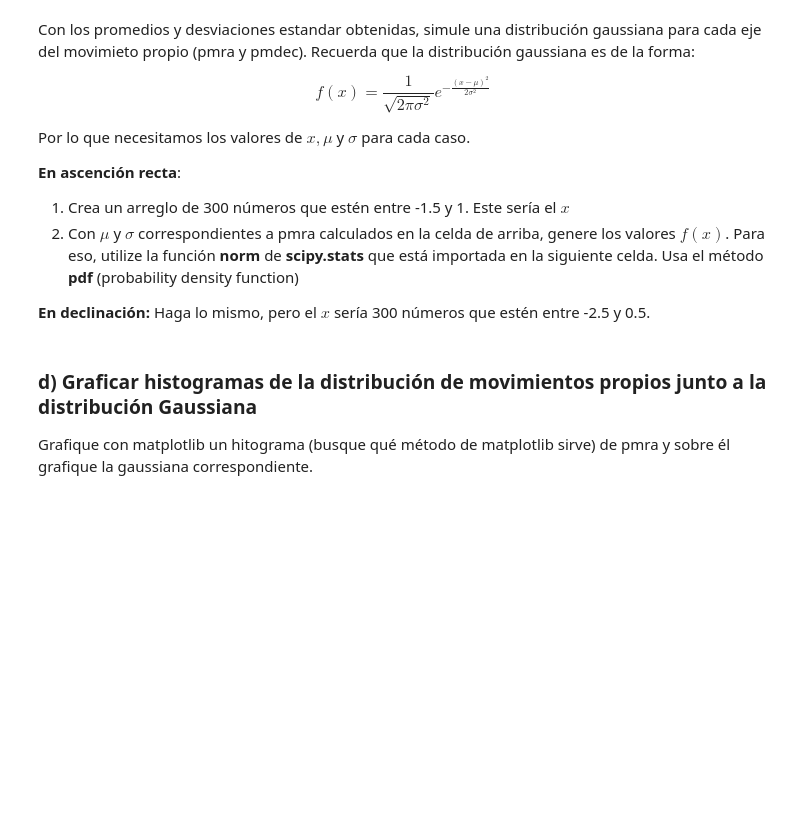
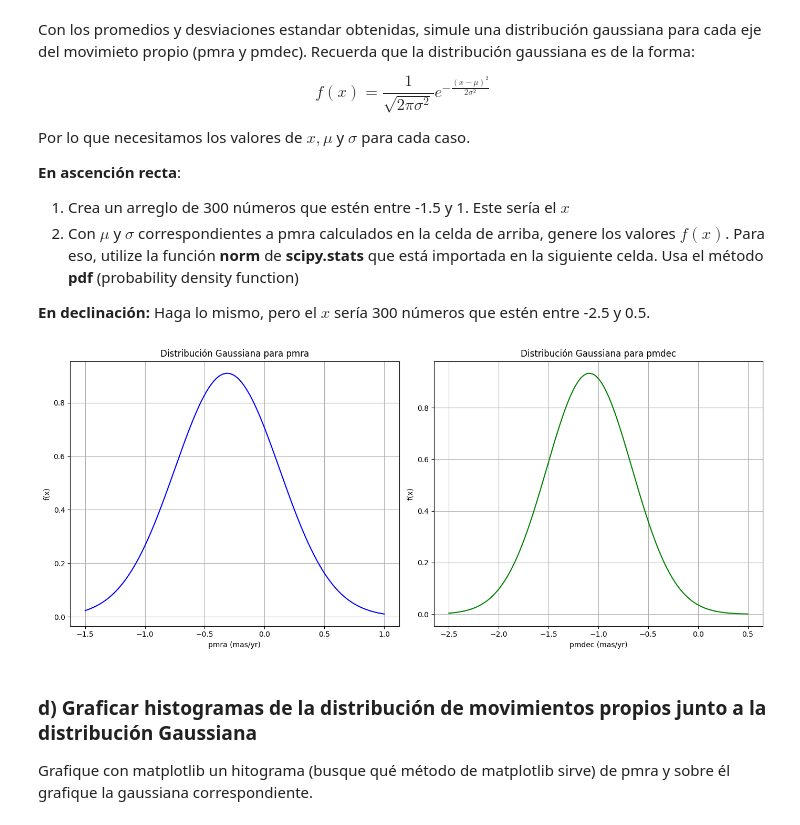
Before and after one commit to conichito/Tarea-2, a Jupyter notebook: Tarea2.ipynb, the cells around one changed output. Saved outputs shown, nothing was run; the diff lists cells and outputs as text; code cells hidden in the pictures; blank space fills up the shorter version.

```diff
--- a/Tarea2.ipynb
+++ b/Tarea2.ipynb
@@ -137,3 +155,44 @@ fx_pmdec =
+# %%
+from scipy.stats import norm
+
+# Creamos un arreglo de 300 números entre -1.5 y 1 para pmra
+x_pmra = np.linspace(-1.5, 1, 300)
+
+# Calculamos la función de densidad de probabilidad (f(x)) para pmra
+f_pmra = norm.pdf(x_pmra, mu_pmra, std_pmra)
+
+# Creamos un arreglo de 300 números entre -2.5 y 0.5 para pmdec
+x_pmdec = np.linspace(-2.5, 0.5, 300)
+
+# Calculamos la función de densidad de probabilidad (f(x)) para pmdec
+f_pmdec = norm.pdf(x_pmdec, mu_pmdec, std_pmdec)
+
+
+# Graficamos las distribuciones gaussianas
+plt.figure(figsize=(14, 6))
+
+
+# Gráfico para pmra
+plt.subplot(1, 2, 1)
+plt.plot(x_pmra, f_pmra, color='blue')
+plt.title('Distribución Gaussiana para pmra')
+plt.xlabel('pmra (mas/yr)')
+plt.ylabel('f(x)')
+plt.grid(True)
+
+# Gráfico para pmdec
+plt.subplot(1, 2, 2)
+plt.plot(x_pmdec, f_pmdec, color='green')
+plt.title('Distribución Gaussiana para pmdec')
+plt.xlabel('pmdec (mas/yr)')
+plt.ylabel('f(x)')
+plt.grid(True)
+
+# Mostramos los graficos
+plt.tight_layout()
+plt.show()
+# %% [output]
+[figure, added]
 # %% [markdown]
 ### d) Graficar histogramas de la distribución de movimientos propios junto a la distribución Gaussiana
 
```
Also changed, not shown: parts of 24 cells of this notebook.
